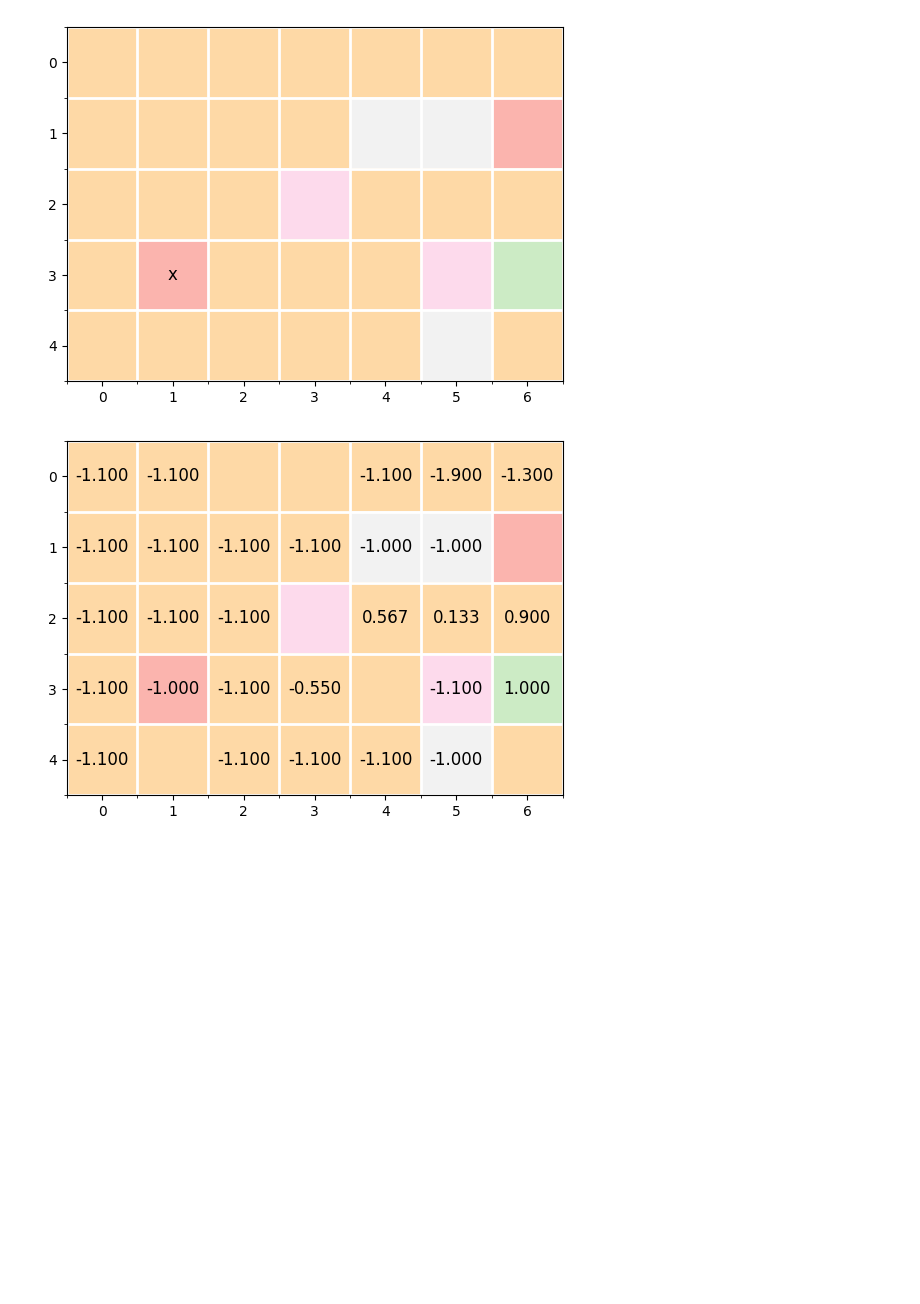
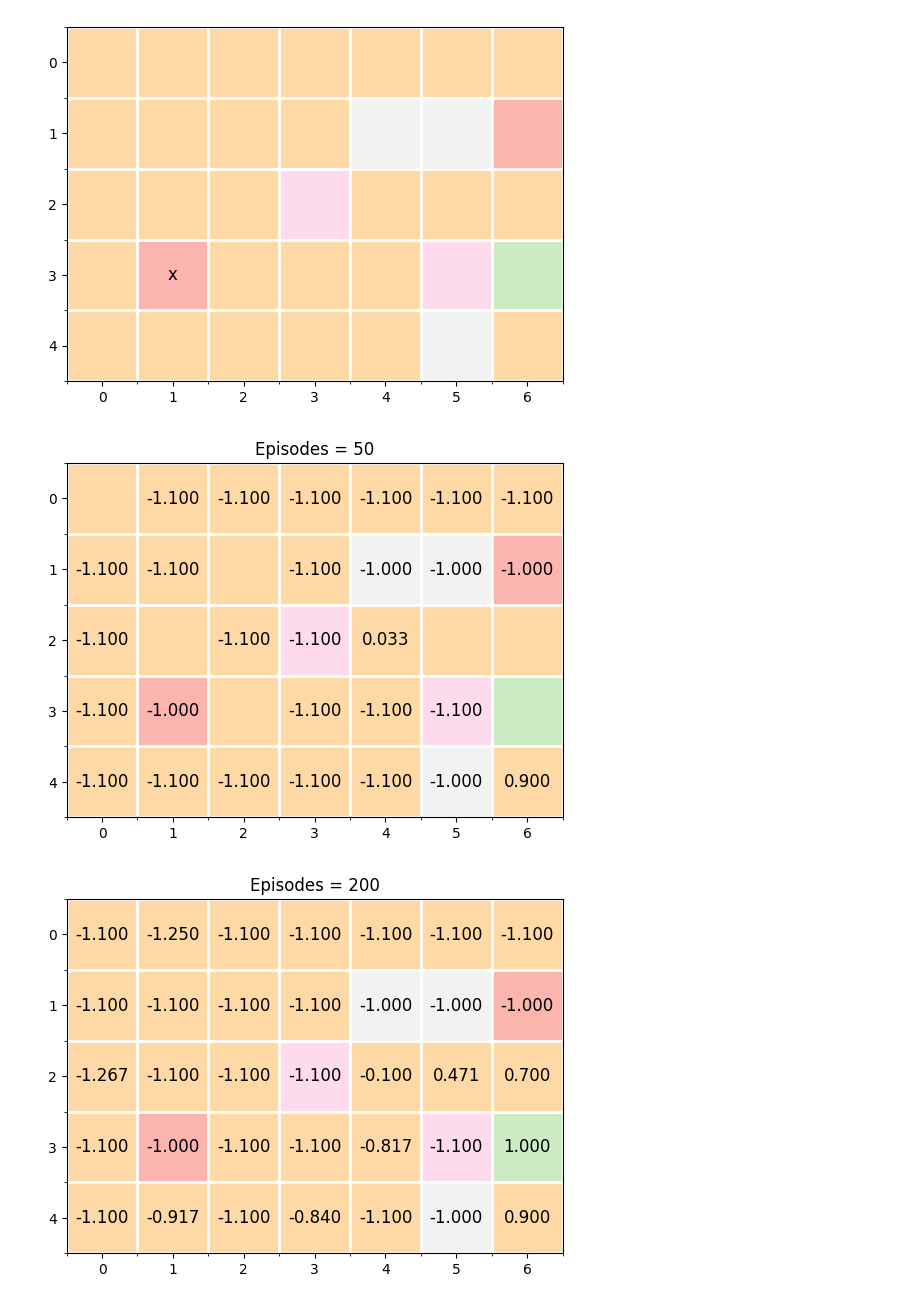
Before and after one commit to encomiastical/DRL_Homework, a Jupyter notebook: sheet02/DRL2.ipynb, the cells around one changed output. Drawn from its saved outputs; the diff is of its cells as text; code cells hidden in the pictures; blank space fills up the shorter version.

```diff
--- a/sheet02/DRL2.ipynb
+++ b/sheet02/DRL2.ipynb
@@ -114,7 +114,7 @@ class GridWorld():
 
         return (fig, ax)
 
-    def plot(self, labels):
+    def plot(self, labels, title=""):
 
         fig, ax = self.showField()
 
@@ -126,10 +126,10 @@ class GridWorld():
                 txt = ax.text(pos[0], pos[1], '{:.3f}'.format(
                     val), ha='center', va='center', size=12)
         # return [frame, txt]
-
+        ax.set_title(title)
         plt.show()
 
-    def plot_state_actions(self, labels):
+    def plot_state_actions(self, labels, title = ""):
 
         fig, ax = self.showField()
 
@@ -165,6 +165,7 @@ class GridWorld():
 
         plt.colorbar(cm.ScalarMappable(norm=mapper, cmap=cmap), ax=ax, shrink=0.5)
         fig.tight_layout()
+        ax.set_title(title, pad=20)
 
         plt.show()
 # %%
@@ -253,6 +254,8 @@ def MC(epochs):
 
     return V_aggregator
 # %%
-world.plot(MC(50))
+for i in [50,200,500,1000,10000]:
+    world.plot(MC(i), title = "Episodes = " + str(i))
 # %% [output]
-[figure, old version]
+[figure, new version]
+[figure, added]
```
Also changed, not shown: parts of 12 cells of this notebook.
